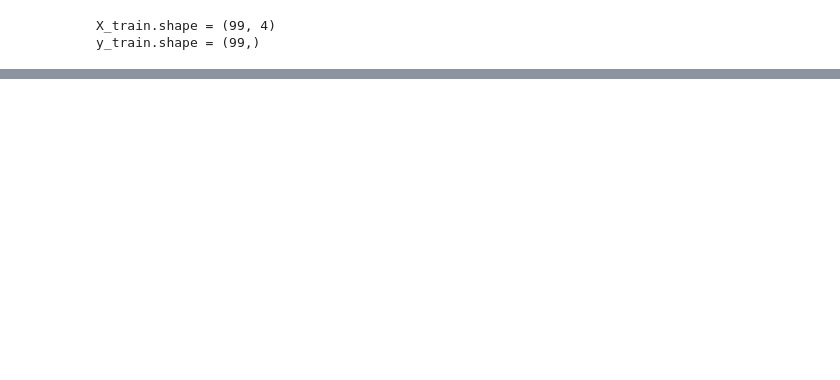
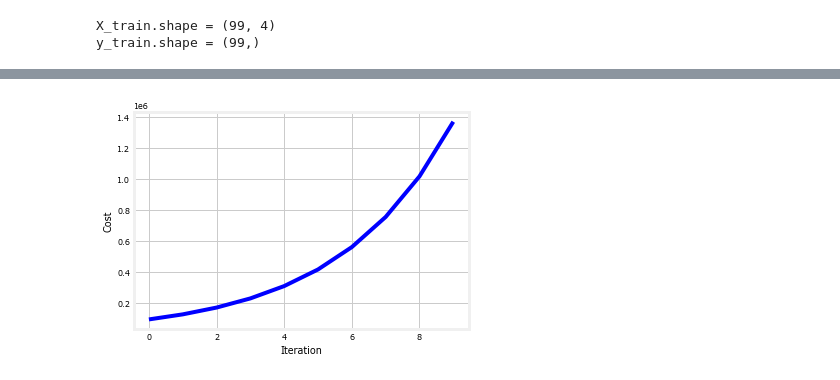
Before and after one commit to ammarlodhi255/supervised-learning-from-scratch, a Jupyter notebook: regression/feature_scaling_multiple_features.ipynb, the cells around one changed output, grey strips where cells are left out. Drawn from its saved outputs; the diff is of its cells as text; code cells hidden in the pictures; blank space fills up the shorter version.

```diff
--- a/regression/feature_scaling_multiple_features.ipynb
+++ b/regression/feature_scaling_multiple_features.ipynb
@@ -147,8 +148,9 @@ be too large.
 lr = 9.9e-7
 w0 = np.array([5.5e-01,  1.0e-03,  5.1e-04,  1.2e-02])
 b0 = 3.6e-04
+iterations = 10
 gd = GradientDescentMultipleLR(X_train, y_train, lr)
-w, b, costs, df = gd.run(w0, b0, 10)
+w, b, costs, df = gd.run(w0, b0, iterations)
 df
 # %% [output]
 |  | iteration | cost | w0 | w1 | w2 | w3 | b | dj_dw0 | dj_dw1 | dj_dw2 | dj_dw3 | ... |
@@ -162,3 +164,11 @@ df
 | 7 | 7.0 | 7.569597e+05 | -0.578833 | -0.001115 | -0.000619 | -0.019020 | -0.000342 | 1.564177e+06 | 2877.442912 | 1501.864764 | 37730.889416 | ... |
 | 8 | 8.0 | 1.018906e+06 | 1.218283 | 0.002176 | 0.001089 | 0.022902 | 0.000831 | -1.815269e+06 | -3324.942327 | -1724.923173 | -42345.746754 | ... |
 | 9 | 9.0 | 1.371689e+06 | -0.867246 | -0.001658 | -0.000911 | -0.027175 | -0.000521 | 2.106594e+06 | 3872.943850 | 2019.778155 | 50582.279292 | ... |
+# %%
+plt.plot(np.arange(iterations), costs, c='b')
+plt.xlabel('Iteration')
+plt.ylabel('Cost')
+plt.grid()
+plt.show()
+# %% [output]
+[figure, added]
```
Also changed, not shown: parts of 2 cells of this notebook.
